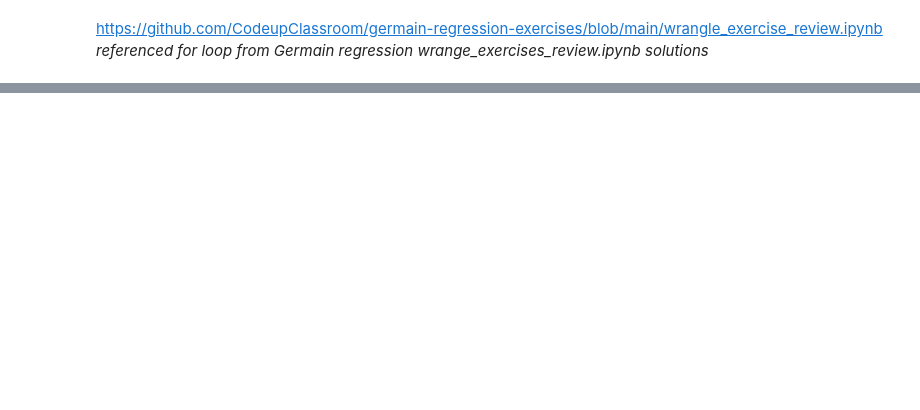
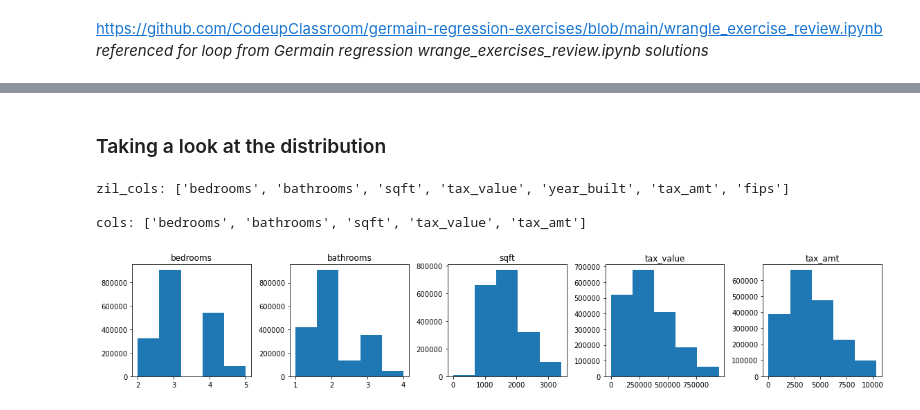
Before and after one commit to Jonessn22/regression_exercises, a Jupyter notebook: 01_acquisition_prep_exercises.ipynb, the cells around one changed output, grey strips where cells are left out. Drawn from its saved outputs; the diff is of its cells as text; code cells hidden in the pictures; blank space fills up the shorter version.

```diff
--- a/01_acquisition_prep_exercises.ipynb
+++ b/01_acquisition_prep_exercises.ipynb
@@ -258,0 +345,3 @@ https://github.com/CodeupClassroom/germain-regression-exercises/blob/main/wrangl
+# %%
+zillow_no_outliers = remove_outliers(zillow, 1.5, cols)
+zillow_no_outliers.head()
@@ -258,0 +355,35 @@ https://github.com/CodeupClassroom/germain-regression-exercises/blob/main/wrangl
+# %% [markdown]
+### Taking a look at the distribution
+# %%
+print(f'zil_cols: {zil_cols}')
+print()
+print(f'cols: {cols}')
+# %% [output]
+zil_cols: ['bedrooms', 'bathrooms', 'sqft', 'tax_value', 'year_built', 'tax_amt', 'fips']
+
+cols: ['bedrooms', 'bathrooms', 'sqft', 'tax_value', 'tax_amt']
+# %%
+# histograms
+plt.figure(figsize = (16, 3))
+
+for i, col in enumerate(cols):
+
+#     i starts at 0, but plot numbers should start at 1
+    plot_number = i + 1
+
+#     create subplot
+    plt.subplot(1, len(cols), plot_number)
+
+#     title as column name
+    plt.title(col)
+
+#     display histograms from each column
+    zillow_no_outliers[col].hist(bins = 5)
+
+#     hide gridlines
+    plt.grid(False)
+
+#     add padding to prevent plot overlap
+    plt.tight_layout()
+# %% [output]
+[figure, added]
```
Also changed, not shown: parts of 39 cells of this notebook, 4 other files.
